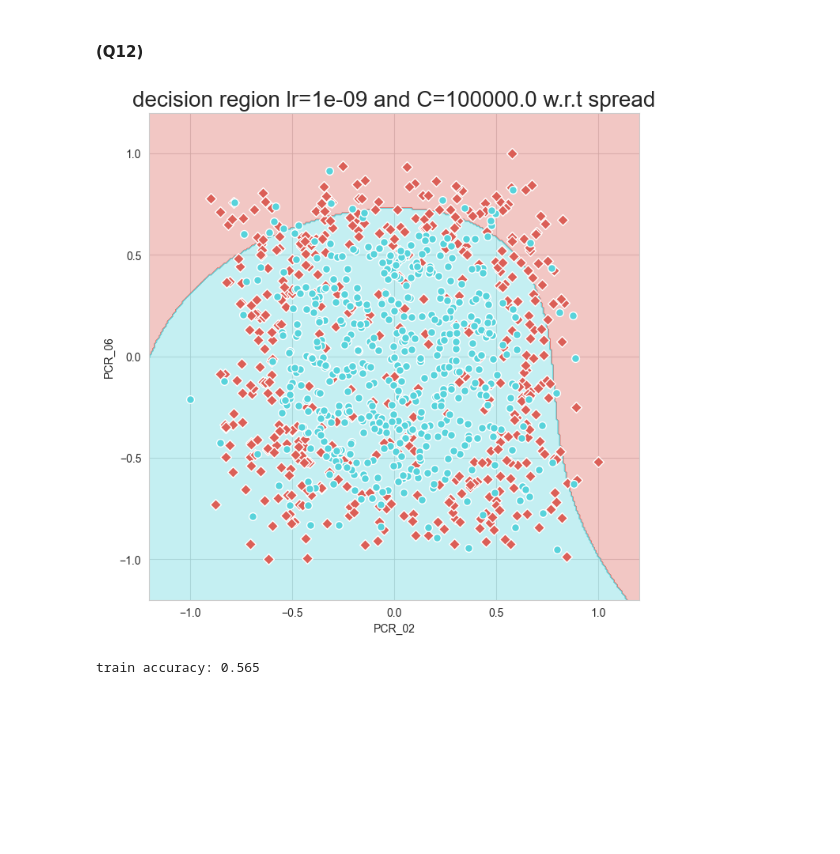
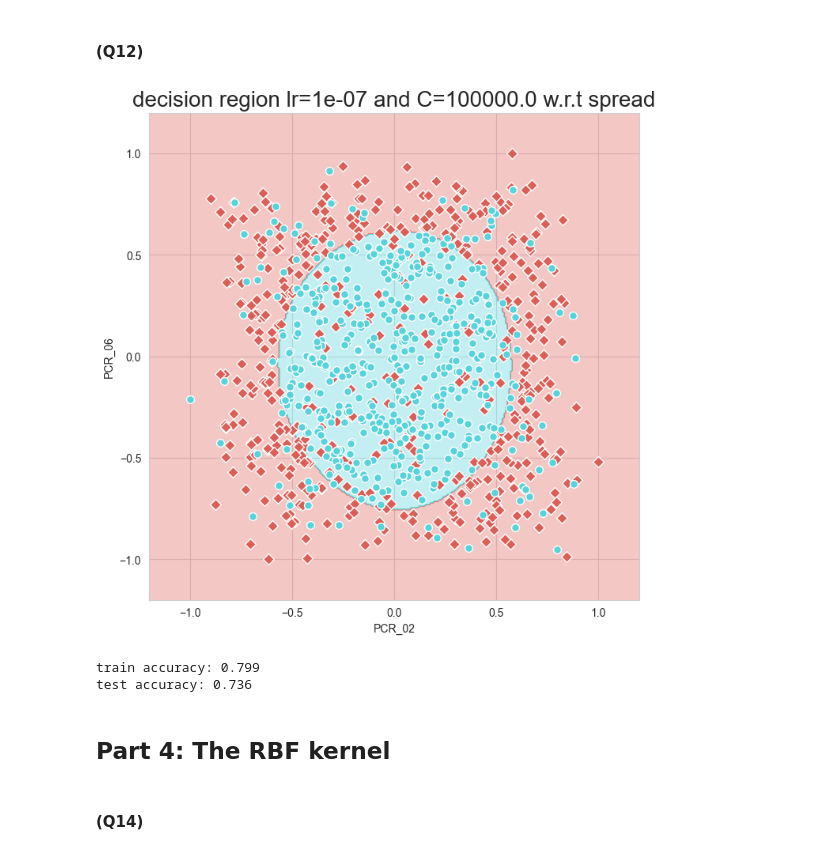
Before and after one commit to UriKH/ML-02360766, a Jupyter notebook: wet_hw2/wet_hw2.ipynb, the cells around one changed output. Cells and saved outputs as stored; diff of their text form; code cells hidden in the pictures; blank space fills up the shorter version.

Commit message:
finish wet part

```diff
--- a/wet_hw2/wet_hw2.ipynb
+++ b/wet_hw2/wet_hw2.ipynb
@@ -457,22 +275,28 @@ for lr in np.logspace(-11, -3, 5):
 # %%
 from sklearn.preprocessing import MinMaxScaler
 from sklearn.pipeline import Pipeline
 
-best_lr = 1e-9
+best_lr = 1e-7
 C = 1e5
 
 svm_clf = Pipeline([
     ('feature_mapping', PolynomialFeatures(degree=3,)),
     ('scaler', MinMaxScaler()),
     ('SVM', SoftSVM(C=C, lr=best_lr))
 ])
+
 svm_clf.fit(p3_train, train[p3_target].to_numpy())
 
 
 vclf.visualize_clf(svm_clf, p3_train, train[p3_target], f'decision region lr={best_lr} and C={C} w.r.t {p3_target}', *p3_train)
 
 print(f'train accuracy: {svm_clf.score(p3_train, train[p3_target])}')
 print(f'test accuracy: {svm_clf.score(p3_test, test[p3_target])}')
 # %% [output]
-[figure, old version]
+[figure, new version]
-train accuracy: 0.565
+train accuracy: 0.799
+test accuracy: 0.736
+# %% [markdown]
+## Part 4: The RBF kernel
+# %% [markdown]
+#### (Q14)
```
Also changed, not shown: parts of 13 cells of this notebook, 3 other files.
